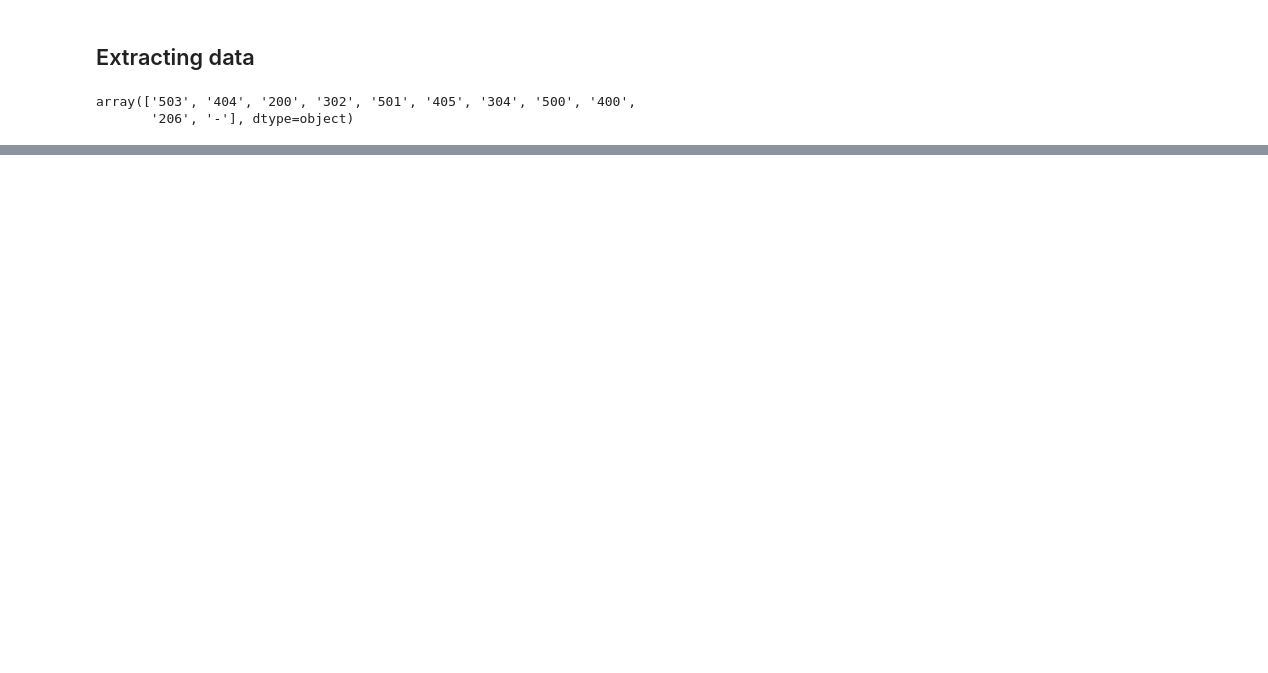
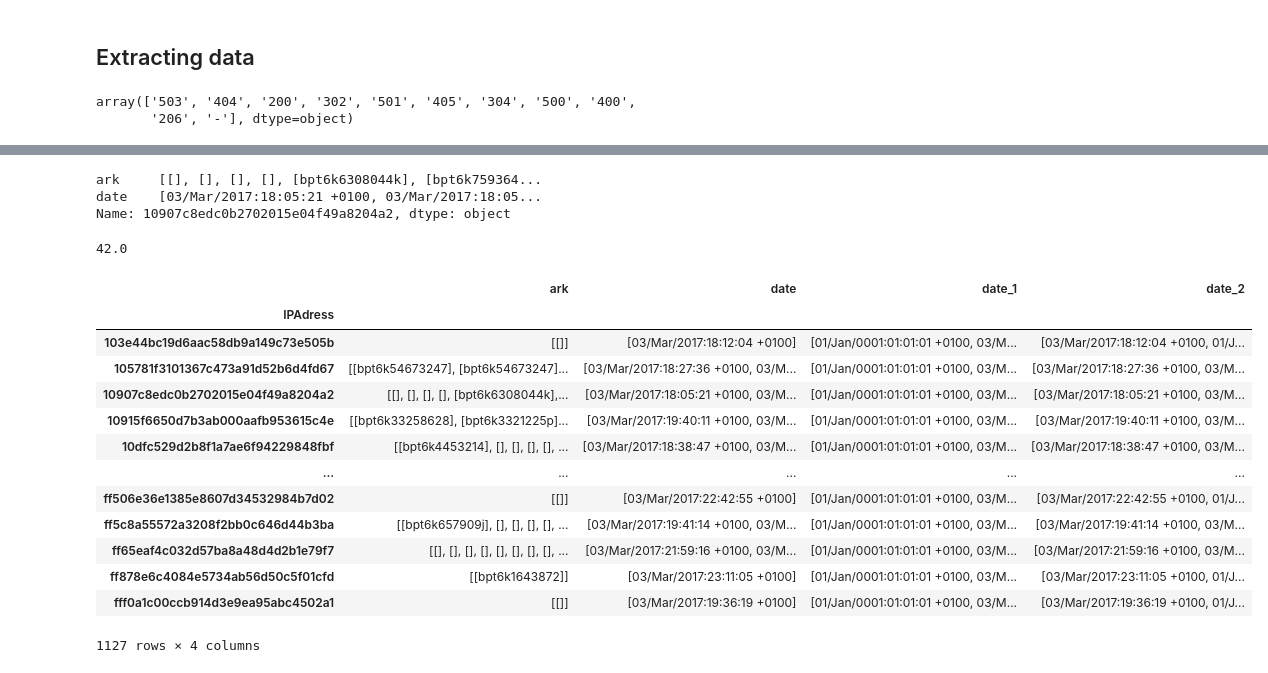
Before and after one commit to Kaabachi/TDA-Gallica, a Jupyter notebook: Sessions.ipynb, the cells around one changed output, grey strips where cells are left out. Drawn from its saved outputs; the diff is of its cells as text; code cells hidden in the pictures; blank space fills up the shorter version.

```diff
--- a/Sessions.ipynb
+++ b/Sessions.ipynb
@@ -259,11 +274,12 @@ temp['referant'] = lines_df.apply(lambda x: x[4].split("\"")[3], axis=1)
 
 #function to check if the request contains ark
 def extract_ark(request):
-    ark ='-'
-    if('ark:/' in request):
-        ark = request.split(' ')[1].split('/')[3]
+    # capture everything between 12148 and / or between 12148 and . using regex
+    ark = '-'
+    ark = re.findall('(?<=12148/).+?(?=/)|(?<=12148/).+?(?=\.)', request)
     return ark
 
+
 temp['ark'] = temp.apply(lambda x: extract_ark(x['request']), axis=1)
 # %%
 lines_df = lines_df.rename(columns={1:"IPAdress",2:"Country",3:"City"})
@@ -271,0 +313,5 @@ final_df = pd.concat([lines_df, temp],axis=1)
+# %%
+# Session: séquences de requêtes
+# Regrouper même adresse IP => session se termine intervalle supérieur à 60 minutes entre deux requêtes.
+sessions_df = final_df.groupby('IPAdress').agg({'ark':list,'date':list})
+sessions_df.head()
@@ -271,0 +326,6 @@ final_df = pd.concat([lines_df, temp],axis=1)
+# %%
+sessions_df.iloc[2]
+# %% [output]
+ark     [[], [], [], [], [bpt6k6308044k], [bpt6k759364...
+date    [03/Mar/2017:18:05:21 +0100, 03/Mar/2017:18:05...
+Name: 10907c8edc0b2702015e04f49a8204a2, dtype: object
@@ -271,0 +339,29 @@ final_df = pd.concat([lines_df, temp],axis=1)
+# %%
+time_1= "03/Mar/2017:10:58:15 +0100"
+time_2 = "03/Mar/2017:11:40:30 +0100"
+
+minutes_between(time_1[:-6],time_2[:-6])
+# %% [output]
+42.0
+# %%
+time_beginning = "01/Jan/0001:01:01:01 +0100"
+time_end = "01/Jan/3000:01:01:01 +0100"
+sessions_df['date_1'] = sessions_df.apply(lambda x: [time_beginning]+x['date'], axis = 1)
+sessions_df['date_2'] = sessions_df.apply(lambda x: x['date']+[time_end],axis=1)
+# %%
+sessions_df
+# %% [output]
+|  | ark | date | date_1 | date_2 |
+| IPAdress |  |  |  |  |
+| 103e44bc19d6aac58db9a149c73e505b | [[]] | [03/Mar/2017:18:12:04 +0100] | [01/Jan/0001:01:01:01 +0100, 03/M... | [03/Mar/2017:18:12:04 +0100, 01/J... |
+| 105781f3101367c473a91d52b6d4fd67 | [[bpt6k54673247], [bpt6k54673247]... | [03/Mar/2017:18:27:36 +0100, 03/M... | [01/Jan/0001:01:01:01 +0100, 03/M... | [03/Mar/2017:18:27:36 +0100, 03/M... |
+| 10907c8edc0b2702015e04f49a8204a2 | [[], [], [], [], [bpt6k6308044k],... | [03/Mar/2017:18:05:21 +0100, 03/M... | [01/Jan/0001:01:01:01 +0100, 03/M... | [03/Mar/2017:18:05:21 +0100, 03/M... |
+| 10915f6650d7b3ab000aafb953615c4e | [[bpt6k33258628], [bpt6k3321225p]... | [03/Mar/2017:19:40:11 +0100, 03/M... | [01/Jan/0001:01:01:01 +0100, 03/M... | [03/Mar/2017:19:40:11 +0100, 03/M... |
+| 10dfc529d2b8f1a7ae6f94229848fbf | [[bpt6k4453214], [], [], [], [], ... | [03/Mar/2017:18:38:47 +0100, 03/M... | [01/Jan/0001:01:01:01 +0100, 03/M... | [03/Mar/2017:18:38:47 +0100, 03/M... |
+| ... | ... | ... | ... | ... |
+| ff506e36e1385e8607d34532984b7d02 | [[]] | [03/Mar/2017:22:42:55 +0100] | [01/Jan/0001:01:01:01 +0100, 03/M... | [03/Mar/2017:22:42:55 +0100, 01/J... |
+| ff5c8a55572a3208f2bb0c646d44b3ba | [[bpt6k657909j], [], [], [], [], ... | [03/Mar/2017:19:41:14 +0100, 03/M... | [01/Jan/0001:01:01:01 +0100, 03/M... | [03/Mar/2017:19:41:14 +0100, 03/M... |
+| ff65eaf4c032d57ba8a48d4d2b1e79f7 | [[], [], [], [], [], [], [], [], ... | [03/Mar/2017:21:59:16 +0100, 03/M... | [01/Jan/0001:01:01:01 +0100, 03/M... | [03/Mar/2017:21:59:16 +0100, 03/M... |
+| ff878e6c4084e5734ab56d50c5f01cfd | [[bpt6k1643872]] | [03/Mar/2017:23:11:05 +0100] | [01/Jan/0001:01:01:01 +0100, 03/M... | [03/Mar/2017:23:11:05 +0100, 01/J... |
+| fff0a1c00ccb914d3e9ea95abc4502a1 | [[]] | [03/Mar/2017:19:36:19 +0100] | [01/Jan/0001:01:01:01 +0100, 03/M... | [03/Mar/2017:19:36:19 +0100, 01/J... |
+1127 rows × 4 columns
```
Also changed, not shown: parts of 39 cells of this notebook, 1 other file.
